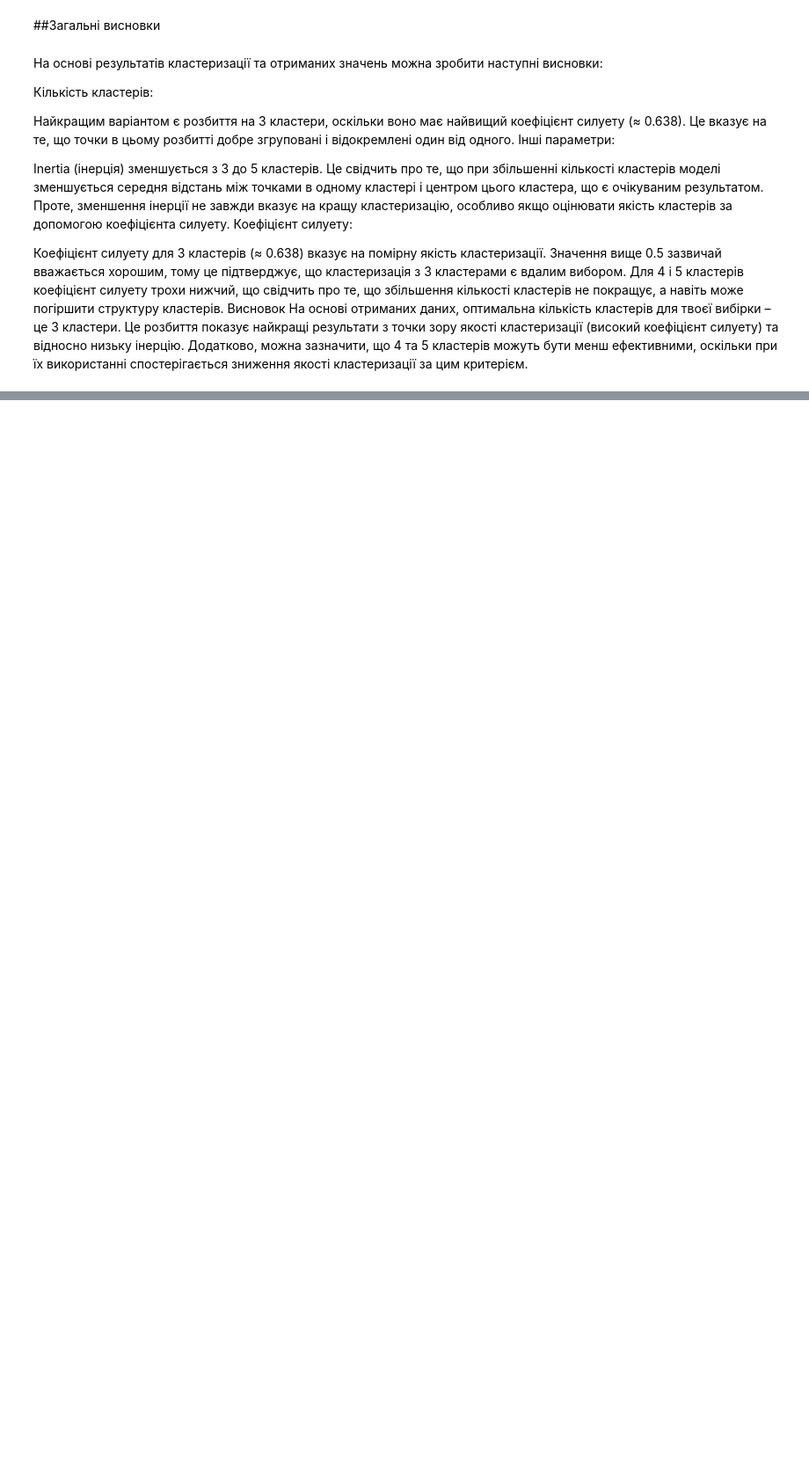
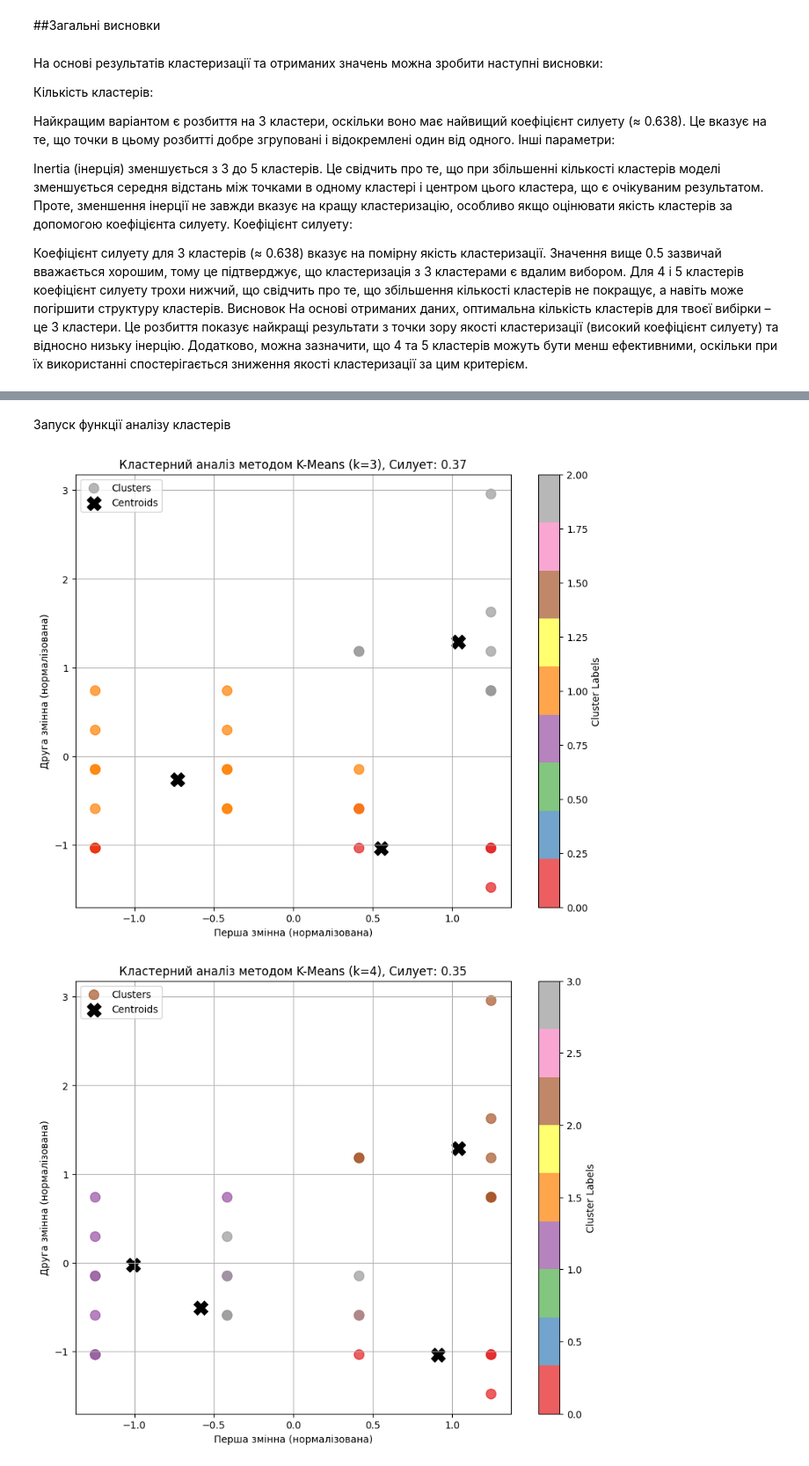
Before and after one commit to kurkur19/Intelligent_Data_Analysis_Al_Khmuz_BS_25, a Jupyter notebook: КП_№2_Аль_Хмуз_БС_25_Вступ_до_ІАД.ipynb, the cells around one changed output, grey strips where cells are left out. Shown: that part at 88% size. Drawn from its saved outputs; the diff is of its cells as text; code cells hidden in the pictures; blank space fills up the shorter version.

```diff
--- a/КП_№2_Аль_Хмуз_БС_25_Вступ_до_ІАД.ipynb
+++ b/КП_№2_Аль_Хмуз_БС_25_Вступ_до_ІАД.ipynb
@@ -352,0 +198,3 @@ TypeError: can only concatenate str (not "int") to str
+# %%
+label_encoder = LabelEncoder()
+data_in_range['rx'] = label_encoder.fit_transform(data_in_range['rx'])
@@ -352,0 +203,2 @@ TypeError: can only concatenate str (not "int") to str
+# %%
+data_in_range = data_in_range.fillna(data_in_range.mean())
@@ -352,0 +207,3 @@ TypeError: can only concatenate str (not "int") to str
+# %%
+scaler = StandardScaler()
+data_scaled = scaler.fit_transform(data_in_range)
@@ -352,0 +212,40 @@ TypeError: can only concatenate str (not "int") to str
+# %%
+def analiz_clasteriv(data, cluster_range=(3, 4, 5)):
+    silhouette_scores = []
+
+    for n_clusters in cluster_range:
+        kmeans = KMeans(n_clusters=n_clusters, random_state=42)
+        cluster_labels = kmeans.fit_predict(data)
+        silhouette_avg = silhouette_score(data, cluster_labels)
+        silhouette_scores.append(silhouette_avg)
+
+        # Візуалізація
+        plt.figure(figsize=(10, 8))
+        scatter = plt.scatter(data[:, 0], data[:, 1], c=cluster_labels, cmap='Set1', s=100, alpha=0.7, label='Clusters')
+
+        # Додаємо центроїди з маркером 'X' для кращої видимості
+        plt.scatter(kmeans.cluster_centers_[:, 0], kmeans.cluster_centers_[:, 1], s=200, c='black', marker='X', label='Centroids')
+
+        # Підписуємо осі
+        plt.xlabel("Перша змінна (нормалізована)")
+        plt.ylabel("Друга змінна (нормалізована)")
+
+        # Додаємо коефіцієнт силуету у назву графіка
+        plt.title(f'Кластерний аналіз методом K-Means (k={n_clusters}), Силует: {silhouette_avg:.2f}')
+
+        # Додаємо легенду та кольорову шкалу для кластерів
+        plt.legend()
+        plt.colorbar(scatter, label='Cluster Labels')
+
+        plt.grid(True)  # Додаємо сітку для зручності
+        plt.show()
+
+
+    return silhouette_scores
+# %% [markdown]
+Запуск функції аналізу кластерів
+# %%
+scores = analiz_clasteriv(data_scaled)
+# %% [output]
+[figure, added]
+[figure, added]
```
Also changed, not shown: parts of 14 cells of this notebook.
